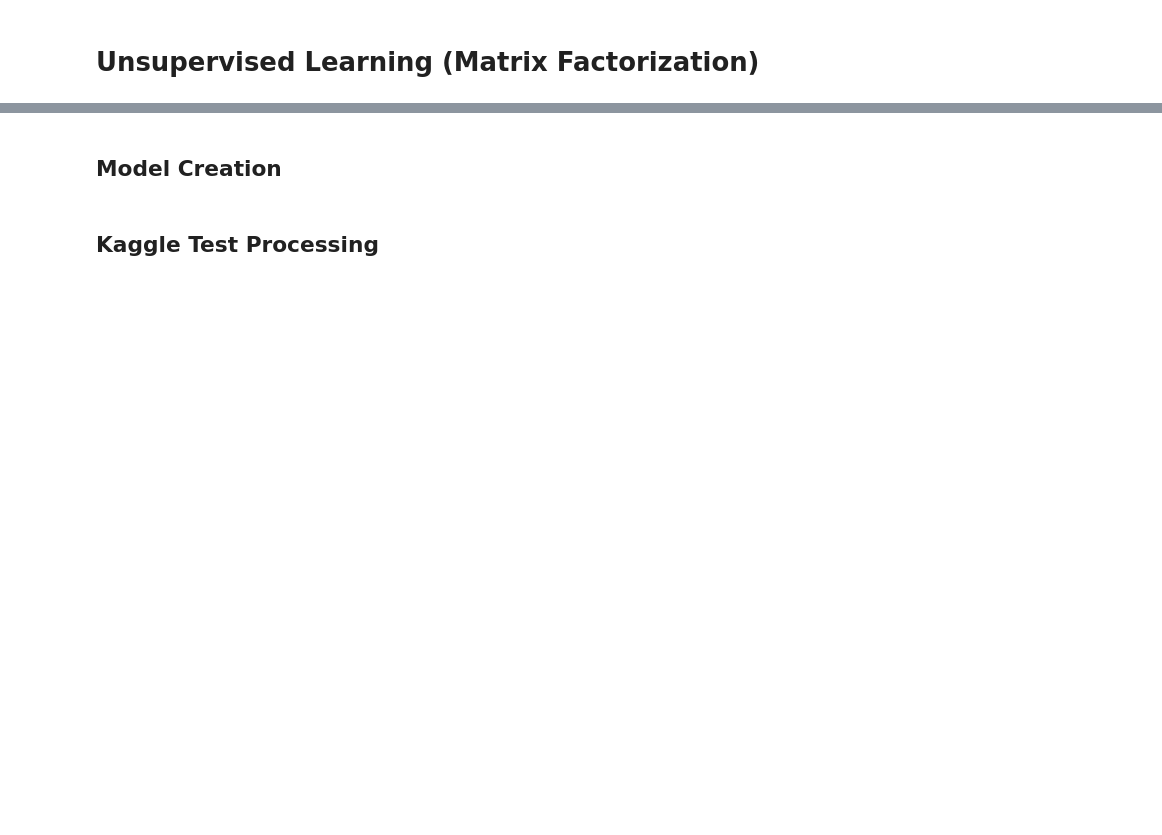
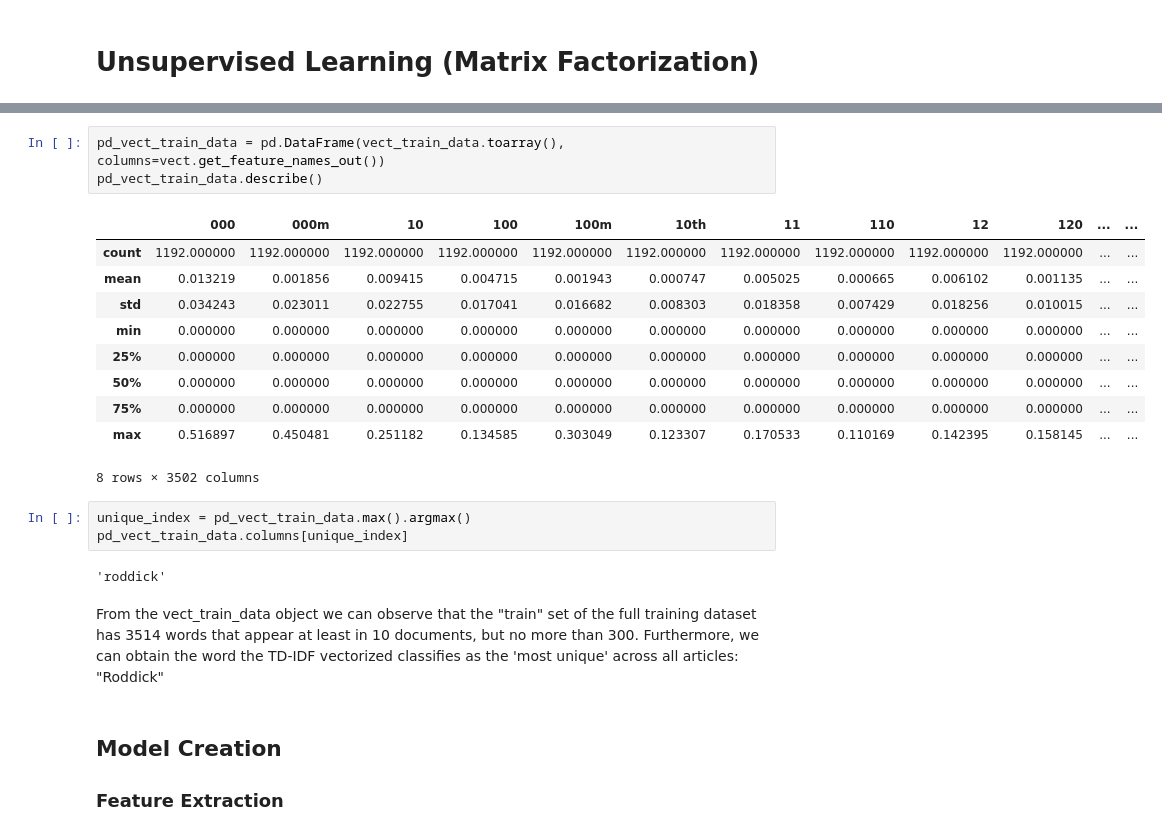
Before and after one commit to IvMonares/unsupervised_learning_kaggle_project, a Jupyter notebook: 1 - Unsupervised Learning.ipynb, the cells around one changed output, grey strips where cells are left out. Cells and saved outputs as stored; diff of their text form; blank space fills up the shorter version.

```diff
--- a/1 - Unsupervised Learning.ipynb
+++ b/1 - Unsupervised Learning.ipynb
@@ -16,4 +98,24 @@ X_train, X_test, Y_train, Y_test = train_test_split(feature_data, df["Category"]
+# %%
+pd_vect_train_data = pd.DataFrame(vect_train_data.toarray(), columns=vect.get_feature_names_out())
+pd_vect_train_data.describe()
+# %% [output]
+|  | 000 | 000m | 10 | 100 | 100m | 10th | 11 | 110 | 12 | 120 | ... | ... |
+| count | 1192.000000 | 1192.000000 | 1192.000000 | 1192.000000 | 1192.000000 | 1192.000000 | 1192.000000 | 1192.000000 | 1192.000000 | 1192.000000 | ... | ... |
+| mean | 0.013219 | 0.001856 | 0.009415 | 0.004715 | 0.001943 | 0.000747 | 0.005025 | 0.000665 | 0.006102 | 0.001135 | ... | ... |
+| std | 0.034243 | 0.023011 | 0.022755 | 0.017041 | 0.016682 | 0.008303 | 0.018358 | 0.007429 | 0.018256 | 0.010015 | ... | ... |
+| min | 0.000000 | 0.000000 | 0.000000 | 0.000000 | 0.000000 | 0.000000 | 0.000000 | 0.000000 | 0.000000 | 0.000000 | ... | ... |
+| 25% | 0.000000 | 0.000000 | 0.000000 | 0.000000 | 0.000000 | 0.000000 | 0.000000 | 0.000000 | 0.000000 | 0.000000 | ... | ... |
+| 50% | 0.000000 | 0.000000 | 0.000000 | 0.000000 | 0.000000 | 0.000000 | 0.000000 | 0.000000 | 0.000000 | 0.000000 | ... | ... |
+| 75% | 0.000000 | 0.000000 | 0.000000 | 0.000000 | 0.000000 | 0.000000 | 0.000000 | 0.000000 | 0.000000 | 0.000000 | ... | ... |
+| max | 0.516897 | 0.450481 | 0.251182 | 0.134585 | 0.303049 | 0.123307 | 0.170533 | 0.110169 | 0.142395 | 0.158145 | ... | ... |
+8 rows × 3502 columns
+# %%
+unique_index = pd_vect_train_data.max().argmax()
+pd_vect_train_data.columns[unique_index]
+# %% [output]
+'roddick'
+# %% [markdown]
+From the vect_train_data object we can observe that the "train" set of the full training dataset has 3514 words that appear at least in 10 documents, but no more than 300. Furthermore, we can obtain the word the TD-IDF vectorized classifies as the 'most unique' across all articles: "Roddick"
 # %% [markdown]
 ## Model Creation
+### Feature Extraction
-# %% [markdown]
-## Kaggle Test Processing
```
Also changed, not shown: parts of 33 cells of this notebook, 2 other files.
